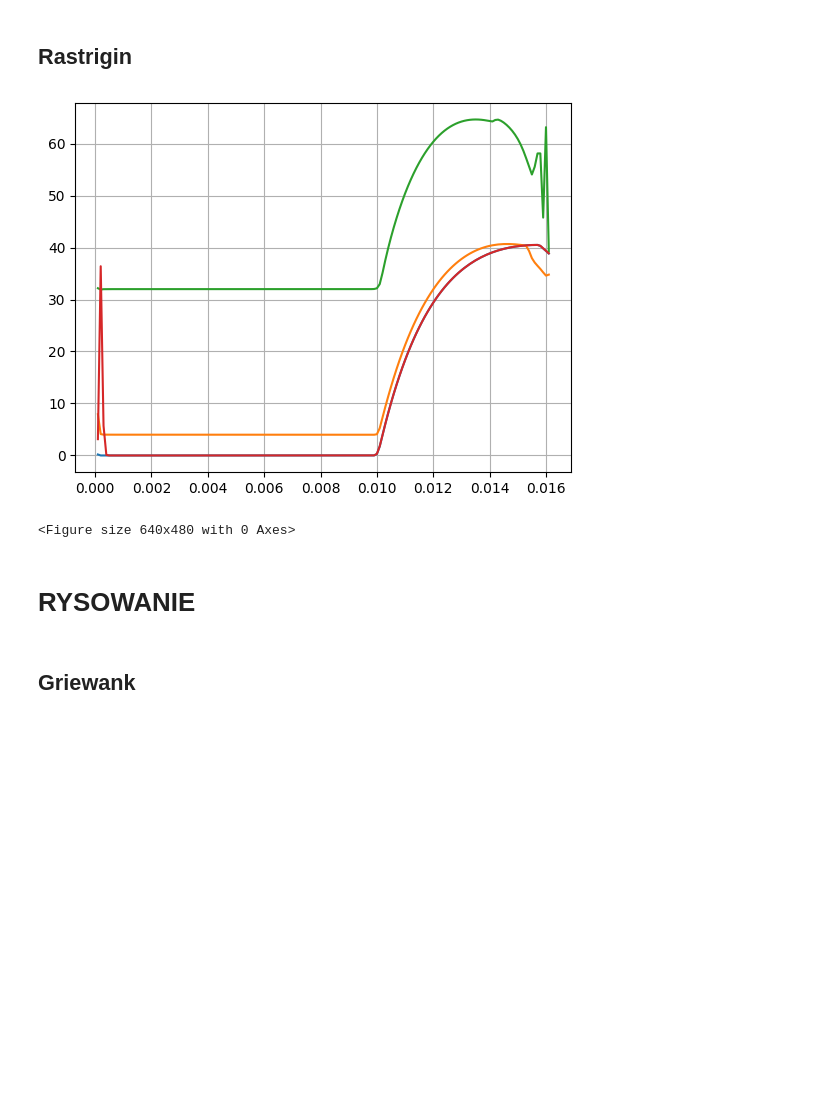
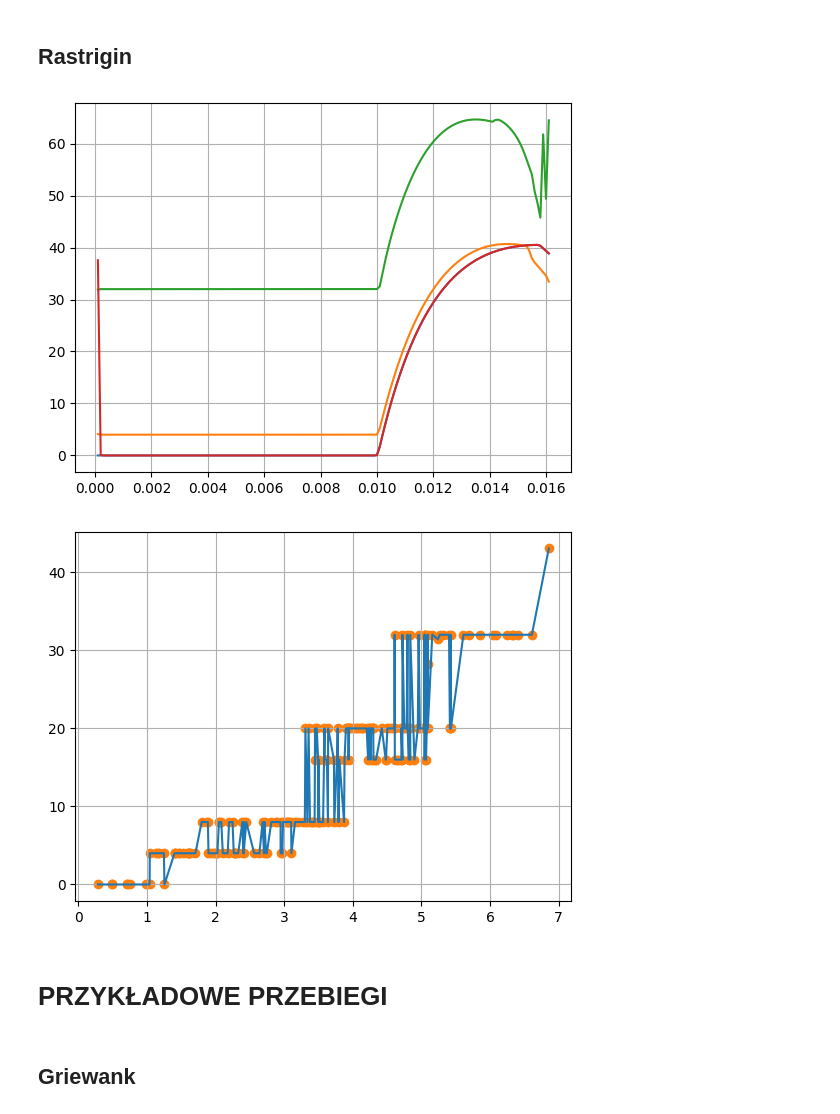
Before and after one commit to mwewior/introduction-to-ai, a Jupyter notebook: lab1/gradient.ipynb, the cells around one changed output. Saved outputs shown, nothing was run; the diff lists cells and outputs as text; code cells hidden in the pictures; blank space fills up the shorter version.

```diff
--- a/lab1/gradient.ipynb
+++ b/lab1/gradient.ipynb
@@ -550,37 +449,35 @@ experiment(
 ## Rastrigin
 # %%
 dimensions = DIMENSIONS
+COUNT = 200
+show_plots = True
+
+
 bounds = [-5.12, 5.12]
-iterations = 100
+iterations = 200
+
 step = 0.0001
 domain = 0.016
+epsilon = 10**(-11)
 
-
+beta_init = 0.004
 x_init = [
     [-0.1, 0.2],
     [1.5, 0.57],
     [-4.3, -4.3],
     [-1.0, -1.0]
 ]
 
-show_plots = True
 
-experiment(
-    "Rastrigin",
-    DIMENSIONS,
-    bounds,
-    x_init,
-    iterations,
-    step,
-    domain,
-    epsilon,
-    show_plots
-)
+test_func = Rastrigin(bounds, DIMENSIONS, beta=None, initial_position=None)
+current_experiment = Experiment(test_func, iterations, step, domain, epsilon, show_plots)
+current_experiment.beta_experiment(x_init)
+current_experiment.initial_position_experiment(COUNT, beta_init)
 # %% [output]
-[figure, old version]
+[figure, new version]
-<Figure size 640x480 with 0 Axes>
+[figure, added]
-# %% [markdown]
-# RYSOWANIE
+# %% [markdown]
+# PRZYKŁADOWE PRZEBIEGI
 # %% [markdown]
 ## Griewank
 # %%
```
Also changed, not shown: parts of 12 cells of this notebook.
